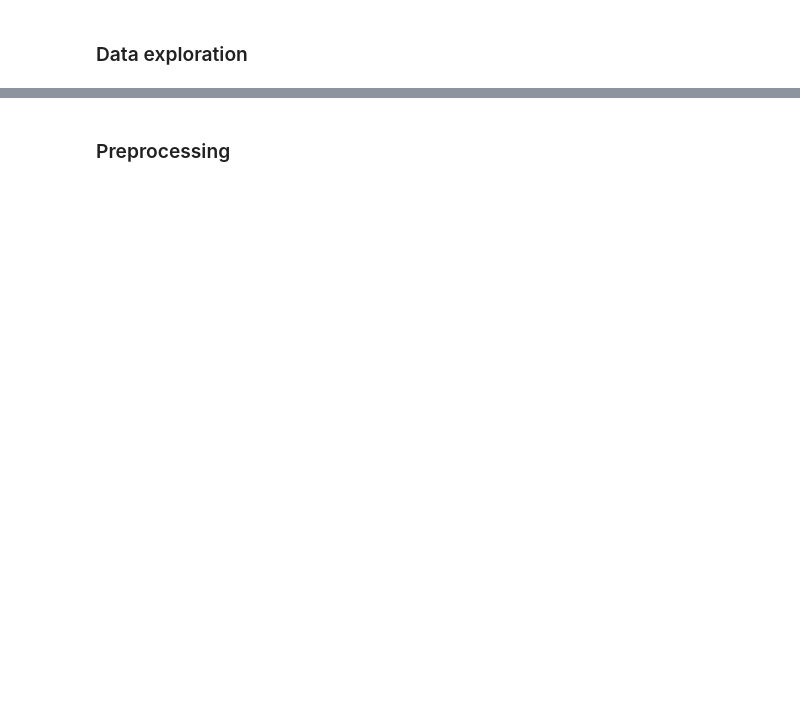
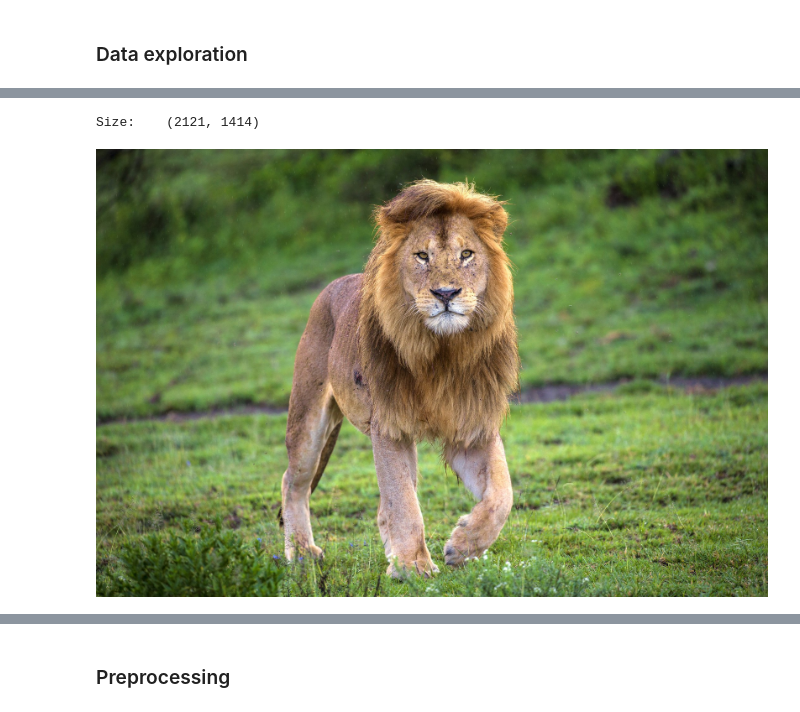
Before and after one commit to tvdaal/animal-classification, a Jupyter notebook: animal_detection.ipynb, the cells around one changed output, grey strips where cells are left out. Cells and saved outputs as stored; diff of their text form; code cells hidden in the pictures; blank space fills up the shorter version.

```diff
--- a/animal_detection.ipynb
+++ b/animal_detection.ipynb
@@ -50,8 +130,8 @@ data_dir = "data/"
 # %%
-# example_path = data_dir + "test/Kangaroo/1df62fe536aae753.jpg"
-# example_img = load_img(example_path)
-# print("Random test image:\n")
-# print("Format:\t", example_img.format)
-# print("Mode:\t", example_img.mode)
-# print("Size:\t", example_img.size)
-# display.Image(example_path)
+example_path = select_random_img("data/lion")
+example_img = load_img(example_path)
+print("Size:\t", example_img.size)
+display.Image(example_path)
+# %% [output]
+Size:    (2121, 1414)
+[figure, added]
```
Also changed, not shown: parts of 26 cells of this notebook, 1 other file.
